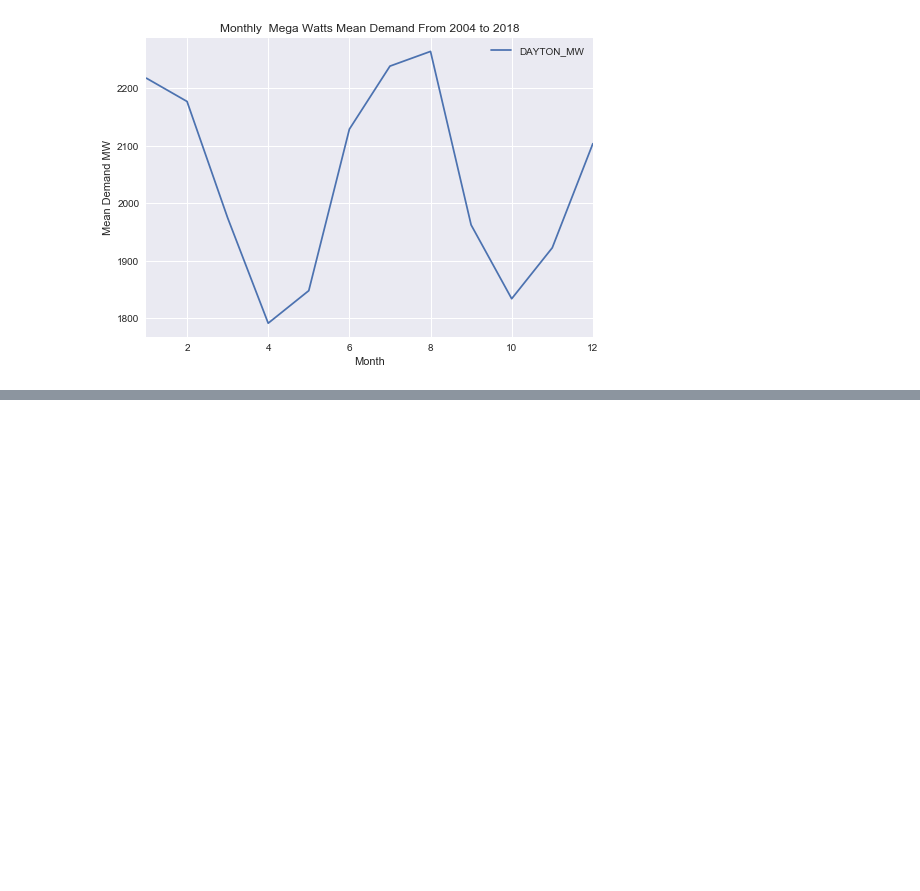
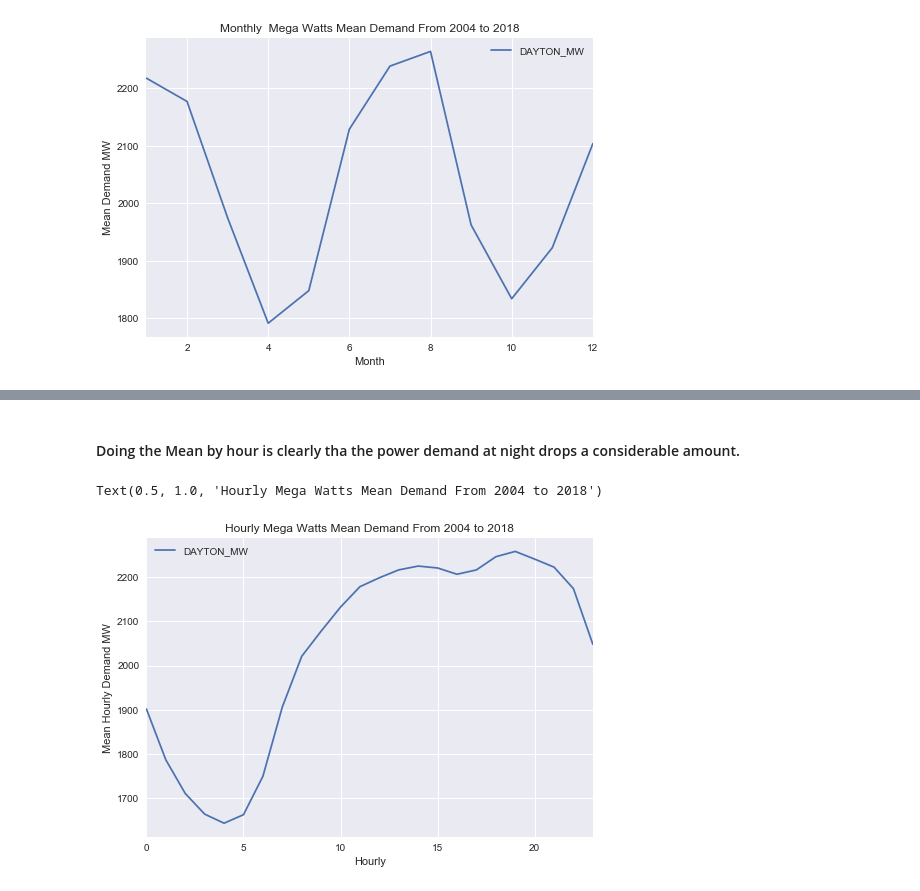
Before and after one commit to butonman/Hourly-Grid-Energy-Consumption, a Jupyter notebook: Energy Consumption Analysis.ipynb, the cells around one changed output, grey strips where cells are left out. Cells and saved outputs as stored; diff of their text form; code cells hidden in the pictures; blank space fills up the shorter version.

```diff
--- a/Energy Consumption Analysis.ipynb
+++ b/Energy Consumption Analysis.ipynb
@@ -138,0 +167,11 @@ Text(0.5, 1.0, 'Monthly  Mega Watts Mean Demand From 2004 to 2018')
+# %% [markdown]
+#### Doing the Mean by hour  is clearly tha the power demand at night drops a considerable amount.
+# %%
+df_hour=df_index.groupby(df_index.index.hour).mean()
+df_hour.plot()
+plt.xlabel("Hourly")
+plt.ylabel(" Mean Hourly Demand MW ")
+plt.title("Hourly Mega Watts Mean Demand From 2004 to 2018")
+# %% [output]
+Text(0.5, 1.0, 'Hourly Mega Watts Mean Demand From 2004 to 2018')
+[figure, added]
```
Also changed, not shown: parts of 6 cells of this notebook.
